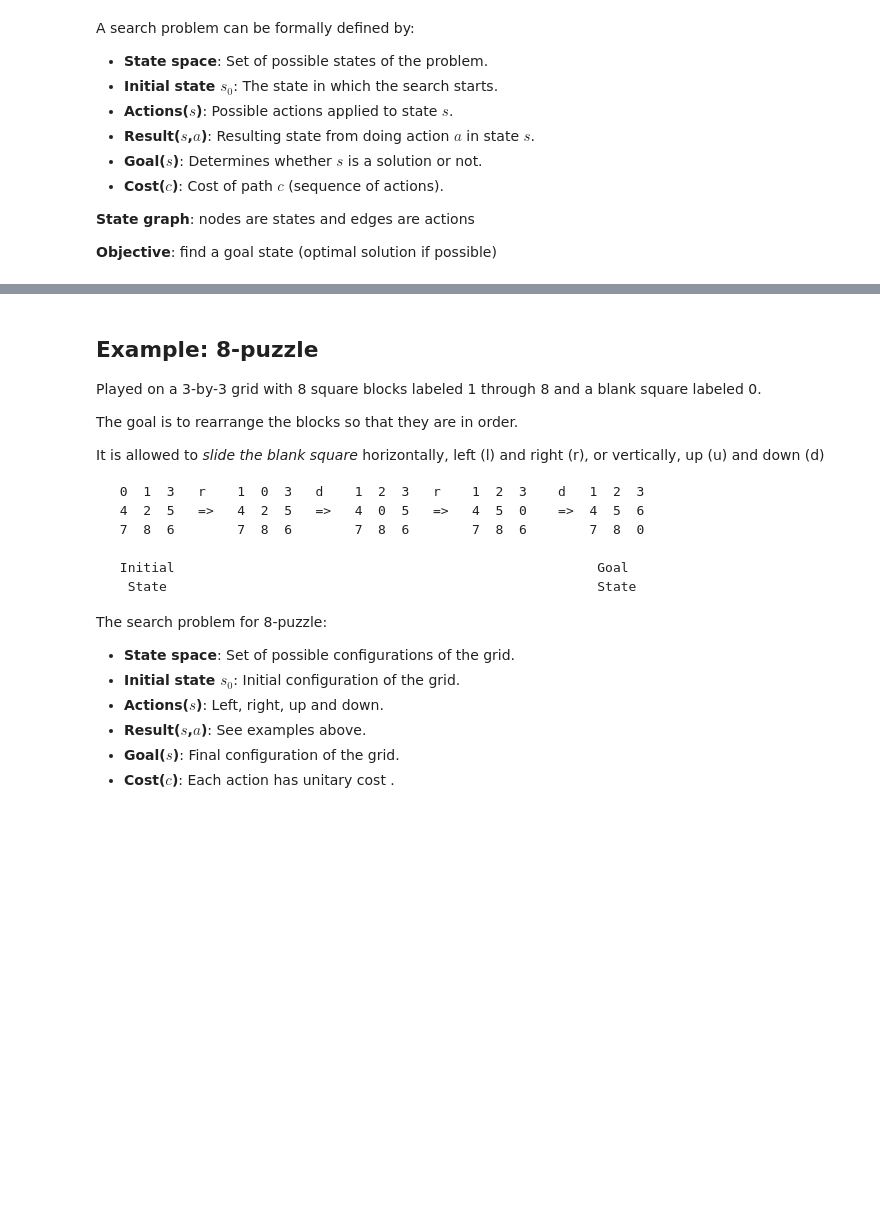
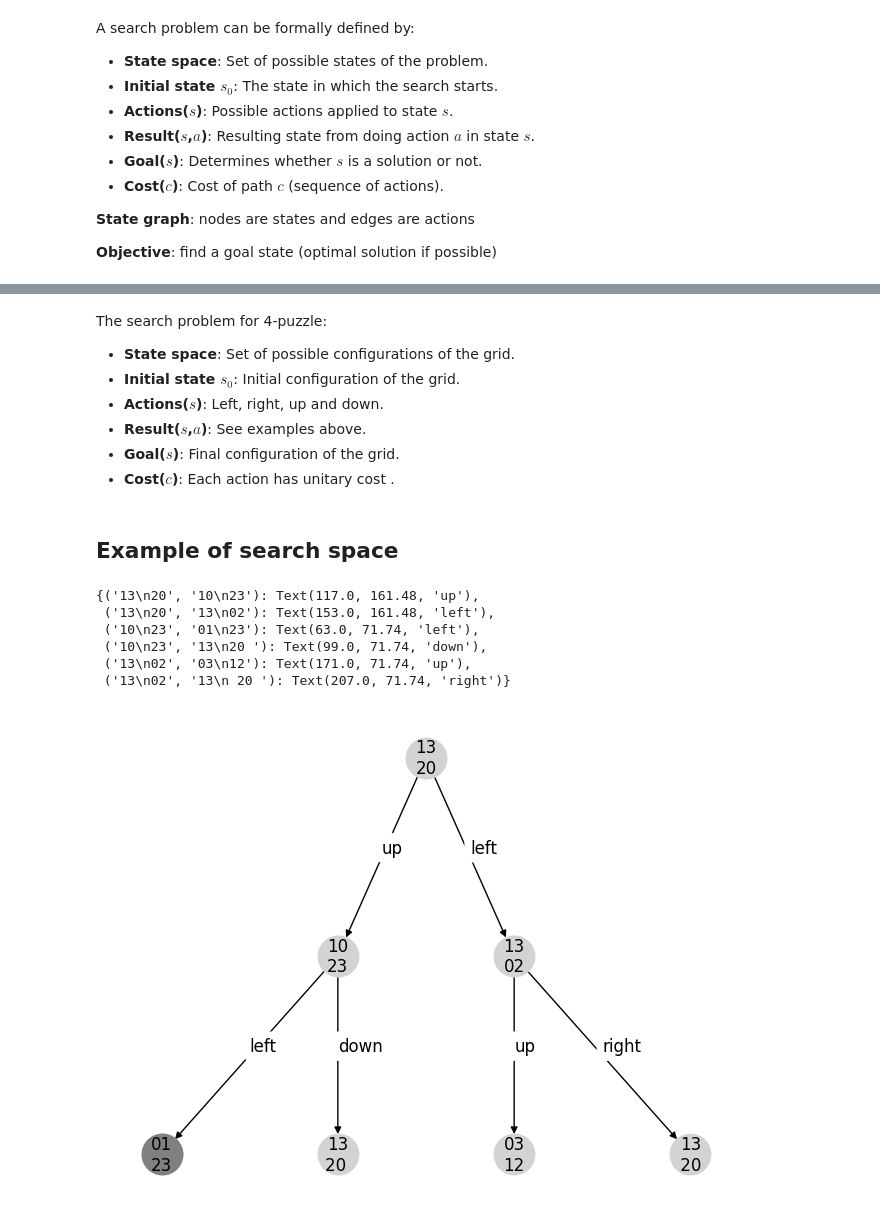
Before and after one commit to jorcisai/SIN, a Jupyter notebook: block1/search/State-based_representation.ipynb, the cells around one changed output, grey strips where cells are left out. Cells and saved outputs as stored; diff of their text form; code cells hidden in the pictures; blank space fills up the shorter version.

```diff
--- a/block1/search/State-based_representation.ipynb
+++ b/block1/search/State-based_representation.ipynb
@@ -15,25 +49,32 @@ A search problem can be formally defined by:
 # %% [markdown]
-## Example: 8-puzzle
-
-Played on a 3-by-3 grid with 8 square blocks labeled 1 through 8 and a blank square labeled 0.
-
-The goal is to rearrange the blocks so that they are in order.
-
-It is allowed to <i>slide the blank square</i> horizontally, left (l) and right (r), or vertically, up (u) and down (d)
-
-
-     0  1  3   r    1  0  3   d    1  2  3   r    1  2  3    d   1  2  3
-     4  2  5   =>   4  2  5   =>   4  0  5   =>   4  5  0    =>  4  5  6
-     7  8  6        7  8  6        7  8  6        7  8  6        7  8  0
-
-     Initial                                                      Goal
-      State                                                       State
-
-The search problem for 8-puzzle:
+The search problem for 4-puzzle:
 - <b>State space</b>: Set of possible configurations of the grid.
 - <b>Initial state $s_0$</b>: Initial configuration of the grid.
 - <b>Actions($s$)</b>: Left, right, up and down.
 - <b>Result($s$,$a$)</b>: See examples above.
 - <b>Goal($s$)</b>: Final configuration of the grid.
 - <b>Cost($c$)</b>: Each action has unitary cost .
+# %% [markdown]
+## Example of search space
+# %%
+import networkx as nx
+# G is a graph represented as an adjancency list.
+# G is a hash table (dictionary) with each node as a key, and value, the list of adjacent nodes
+G={'10\n23':['01\n23','13\n20 '],'13\n20':['10\n23','13\n02'],'13\n02':['03\n12','13\n 20 ']}
+#L={('01\n23','10\n23'):'r/l',('10\n23','13\n20'):'d/u',('13\n20','13\n02'):'l/r',('13\n02','03\n12'):'u/d',('03\n12','30\n12'):'r/l',('30\n12','32\n10'):'d/u',('32\n10','32\n01'):'r/l',('32\n01','02\n31'):'d/u',('02\n31','20\n31'):'r/l',('20\n31','21\n30'):'d/u',('21\n30','21\n03'):'l/r',('21\n03','01\n23'):'u/d'}
+L={('13\n20','10\n23'):'up',('13\n20','13\n02'):'left',('10\n23','01\n23'):'left',('10\n23','13\n20 '):'down',('13\n02','03\n12'):'up',('13\n02','13\n 20 '):'right'}
+Target=['01\n23']
+nxG=nx.DiGraph(G)
+pos_nodes = nx.nx_agraph.pygraphviz_layout(nxG,prog='dot')
+nx.draw(nxG,pos=pos_nodes, with_labels=True, node_color="lightgray",node_size=850,font_size=12)
+nx.draw_networkx_nodes(G,pos=pos_nodes, nodelist=Target, node_color='gray',node_size=850)
+nx.draw_networkx_edge_labels(nxG, pos=pos_nodes,edge_labels=L,font_size=12,horizontalalignment="left",verticalalignment="bottom",rotate=False, label_pos=0.5)
+# %% [output]
+{('13\n20', '10\n23'): Text(117.0, 161.48, 'up'),
+ ('13\n20', '13\n02'): Text(153.0, 161.48, 'left'),
+ ('10\n23', '01\n23'): Text(63.0, 71.74, 'left'),
+ ('10\n23', '13\n20 '): Text(99.0, 71.74, 'down'),
+ ('13\n02', '03\n12'): Text(171.0, 71.74, 'up'),
+ ('13\n02', '13\n 20 '): Text(207.0, 71.74, 'right')}
+[figure, added]
 # %% [markdown]
```
Also changed, not shown: parts of 4 cells of this notebook.
